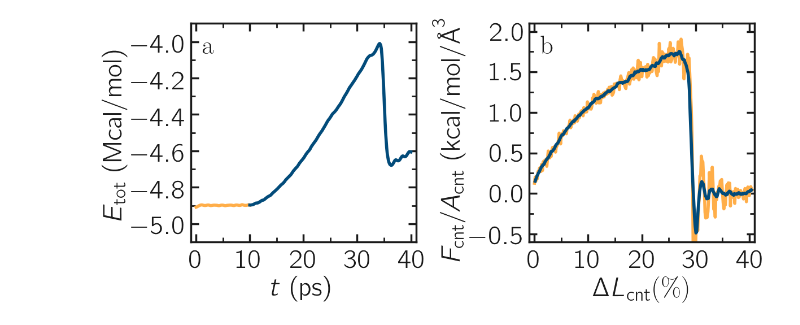
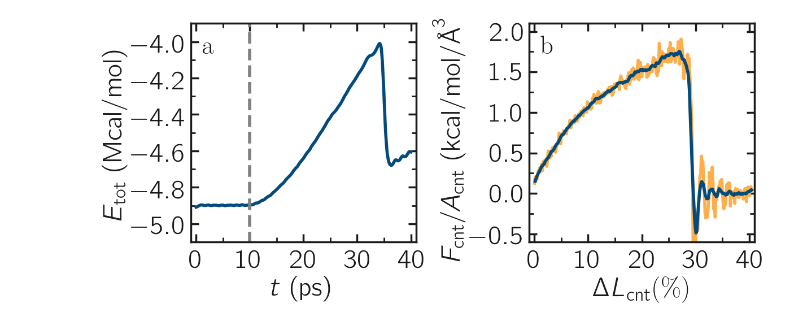
Before and after one commit to lammpstutorials/lammpstutorials-article, a Jupyter notebook: files/tutorial2/solution/breakable.ipynb, the cells around one changed output. Saved outputs shown, nothing was run; the diff lists cells and outputs as text; code cells hidden in the pictures.

```diff
--- a/files/tutorial2/solution/breakable.ipynb
+++ b/files/tutorial2/solution/breakable.ipynb
@@ -22,6 +22,7 @@ path_figures = git_path + "/figures/"
 color1 = np.array([1, 0.682, 0.286])
 color2 = np.array([0.008, 0.294, 0.478])
 color3 = np.array([0.267, 0.647, 0.761])
+color4 = np.array([0.5, 0.5, 0.5])
 # %%
 log = lammps_logfile.File("breakable.log")
 timestep = 1 # fs
@@ -48,32 +49,35 @@ filename = "CNT-breakable-stress-energy"
 # Initialise figure
 myplt = PltTools()
 myplt.prepare_figure(fig_size = (12,5.25), dark_mode = False,
                      transparency = False, use_serif=False, n_colone=2)
 # Panel a
 myplt.add_panel()
 myplt.add_plot(x = time_0, y = TotEng_0, type = "plot", linewidth_data = 3,
-               marker = "-", data_color = color1, markersize = 12)
+               marker = "-", data_color = color2, markersize = 12)
 myplt.add_plot(x = time_1, y = TotEng_1, type = "plot", linewidth_data = 3,
                marker = "-", data_color = color2, markersize = 12)
+x = np.linspace(-5.2, -3.8)
+myplt.add_plot(x = x*0+10, y = x, type = "plot", linewidth_data = 1.5,
+               marker = "--", data_color = color4, markersize = 12)
 myplt.complete_panel(ylabel = r'$E_\mathrm{tot} ~ \mathrm{(Mcal/mol)}$',
                      xlabel = r'$t~\mathrm{(ps)}$',
                      xpad = 10, legend=True, handlelength_legend=1)
 myplt.set_boundaries(x_ticks=np.arange(0, 41, 10), y_ticks=np.arange(-5, -3.9, 0.2),
                    x_boundaries=(-1, 41), y_boundaries=(-5.1, -3.9))
 # Panel b
 myplt.add_panel()
 myplt.add_plot(x = stress_strain[:,0], y = stress_strain[:,1], type = "plot", linewidth_data = 3,
                marker = "-", data_color = color1, markersize = 12)
 myplt.add_plot(x = strain, y = stress, type = "plot", linewidth_data = 3,
                marker = "-", data_color = color2, markersize = 12)
 myplt.complete_panel(ylabel = r'$F_\mathrm{cnt}/A_\mathrm{cnt} ~ (\mathrm{kcal/mol/\AA}^3)$',
                      xlabel = r'$\Delta L_\mathrm{cnt} \textrm{(\%)}$',
                      xpad = 10, legend=True, handlelength_legend=1)
 myplt.set_boundaries(x_ticks=np.arange(0, 41, 10), y_ticks=np.arange(-0.5, 2.1, 0.5),
                    x_boundaries=(-1, 41), y_boundaries=(-0.6, 2.1))
 
 # Print figure
 myplt.add_subplotlabels()
 myplt.save_figure(filename = filename, saving_path = path_figures)
 # %% [output]
-[figure, old version]
+[figure, new version]
```
Also changed, not shown: 3 other files.
